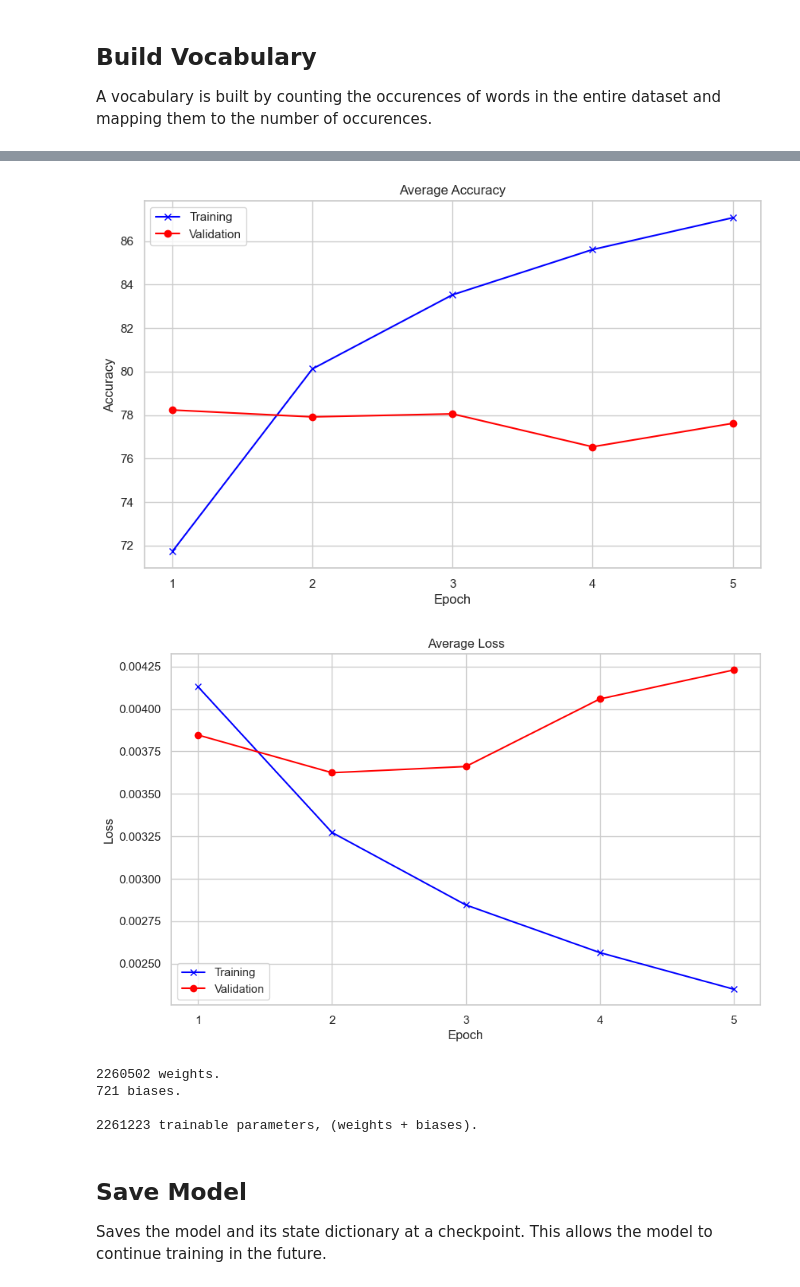
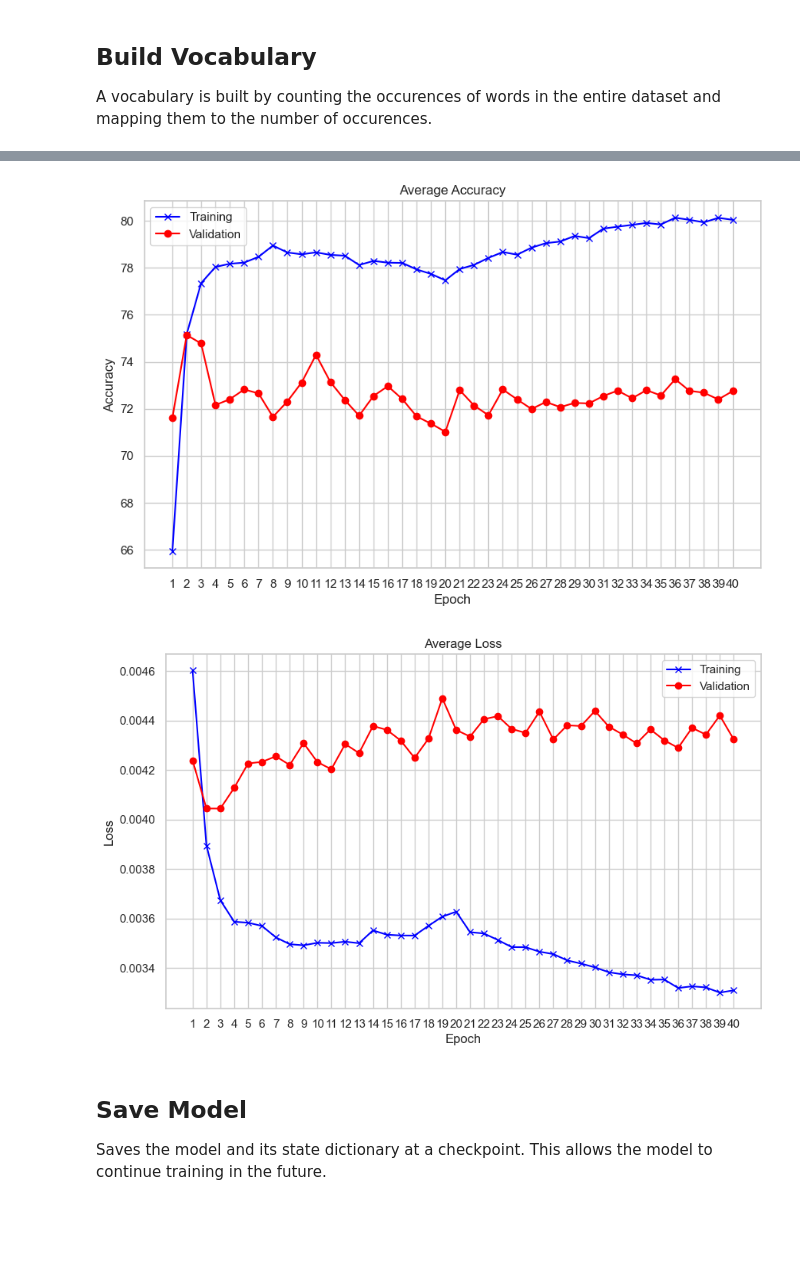
Before and after one commit to Gavriel94/LSTM, a Jupyter notebook: notebook.ipynb, the cells around one changed output, grey strips where cells are left out. Saved outputs shown, nothing was run; the diff lists cells and outputs as text; code cells hidden in the pictures; blank space fills up the shorter version.

```diff
--- a/notebook.ipynb
+++ b/notebook.ipynb
@@ -671,0 +371,12 @@ LSTM has 2,261,223 trainable parameters.
+# %%
+# Toggle tracking with wandb
+track = True
+
+if track:
+    wandb.init(
+    project = "hate-speech-classification",
+    config = {
+        "Learning Rate": learning_rate,
+        "Trainable parameters": num_params(lstm),
+        "Step Size": 20
+    })
@@ -672,19 +391,7 @@ LSTM has 2,261,223 trainable parameters.
 # %%
-epochs = 5
+epochs = 40
 
-# Toggle tracking with wandb
-track = False
-
-if track:
-    wandb.init(
-    project = "hate-speech-classification",
-    config = {
-        "learning rate": learning_rate,
-        "architecture": "LSTM",
-        "epochs": epochs,
-    })
-
-t_acc, t_loss, v_acc, v_loss = model_env(
+t_acc, t_loss, v_acc, v_loss = lstm.run_training(
     train_loader,
     val_loader,
     test_loader,
@@ -717,15 +443,11 @@ Adjusting learning rate of group 0 to 1.0000e-02.
 # %%
-display = display_details.DisplayDetails()
-display.plot_metrics(t_acc, v_acc, 'Accuracy')
-display.plot_metrics(t_loss, v_loss, 'Loss')
-display.print_model_details(lstm)
+from model_details import plot_metrics
+
+plot_metrics(t_acc, v_acc, 'Accuracy')
+plot_metrics(t_loss, v_loss, 'Loss')
 # %% [output]
-[figure, old version]
+[figure, new version]
-[figure, old version]
+[figure, new version]
-2260502 weights.
-721 biases.
-
-2261223 trainable parameters, (weights + biases).
 # %% [markdown]
 ## Save Model
 
```
Also changed, not shown: parts of 16 cells of this notebook.
